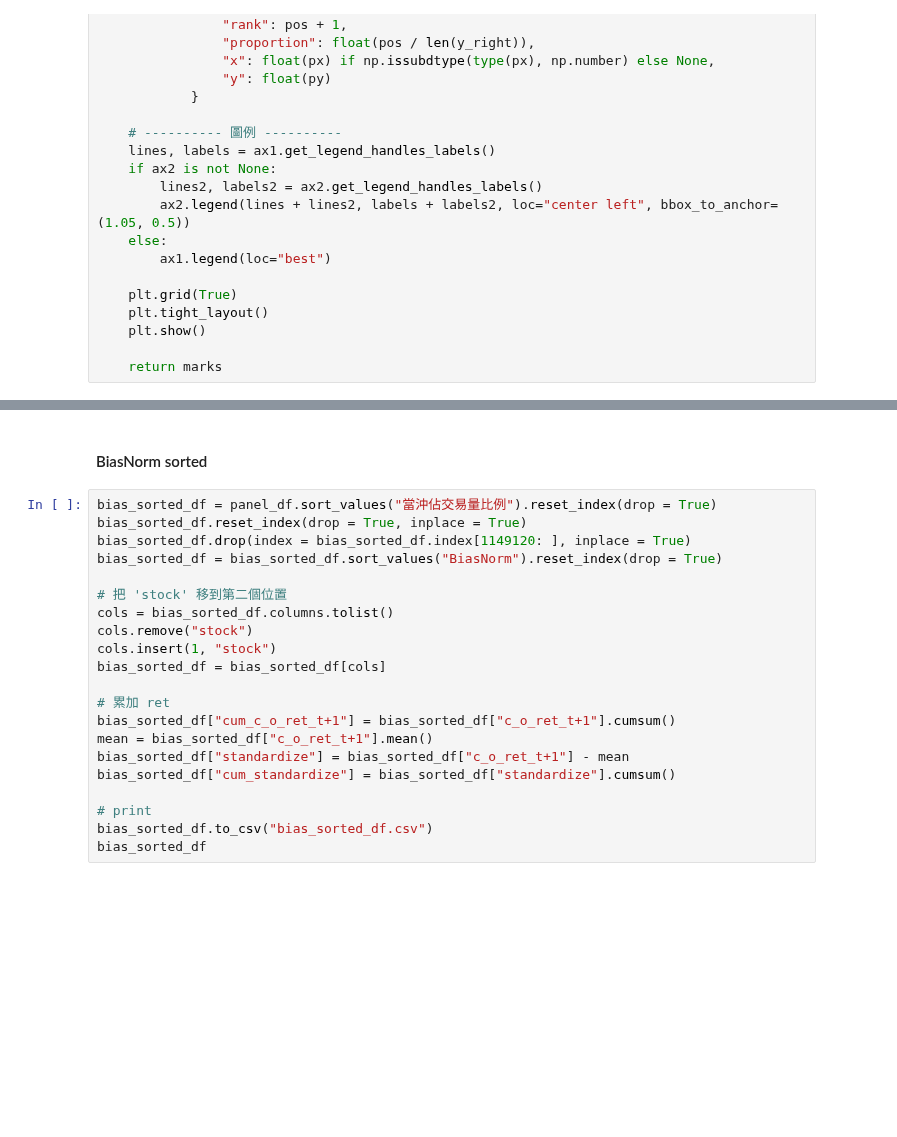
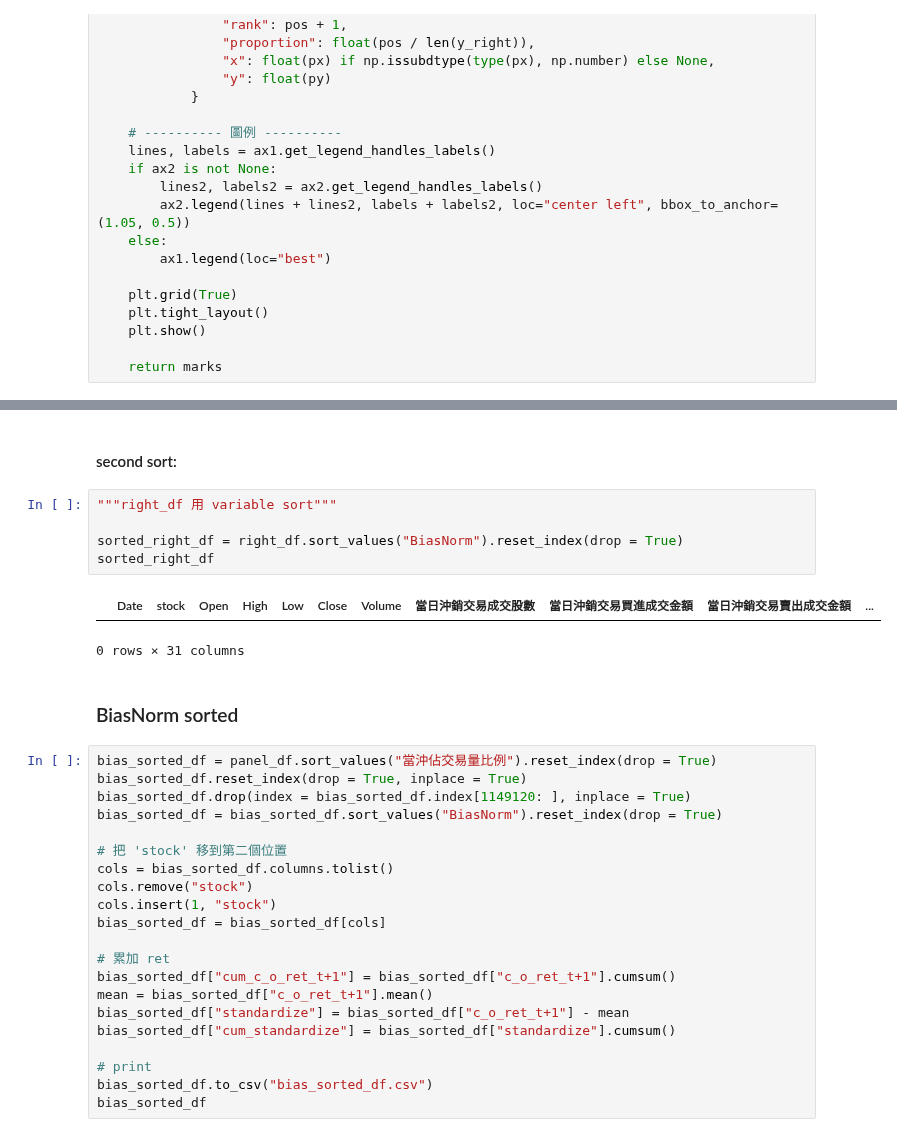
Before and after one commit to Xin95172/JimQuant, a Jupyter notebook: 台股當沖比例effect/main.ipynb, the cells around one changed output, grey strips where cells are left out. Cells and saved outputs as stored; diff of their text form; blank space fills up the shorter version.

```diff
--- a/台股當沖比例effect/main.ipynb
+++ b/台股當沖比例effect/main.ipynb
@@ -453,5 +500,15 @@ Notes:
+# %% [markdown]
+#### second sort:
+# %%
+"""right_df 用 variable sort"""
+
+sorted_right_df = right_df.sort_values("BiasNorm").reset_index(drop = True)
+sorted_right_df
+# %% [output]
+|  | Date | stock | Open | High | Low | Close | Volume | 當日沖銷交易成交股數 | 當日沖銷交易買進成交金額 | 當日沖銷交易賣出成交金額 | ... |
+0 rows × 31 columns
 # %% [markdown]
-#### BiasNorm sorted
+### BiasNorm sorted
 # %%
 bias_sorted_df = panel_df.sort_values("當沖佔交易量比例").reset_index(drop = True)
 bias_sorted_df.reset_index(drop = True, inplace = True)
```
Also changed, not shown: parts of 18 cells of this notebook.
